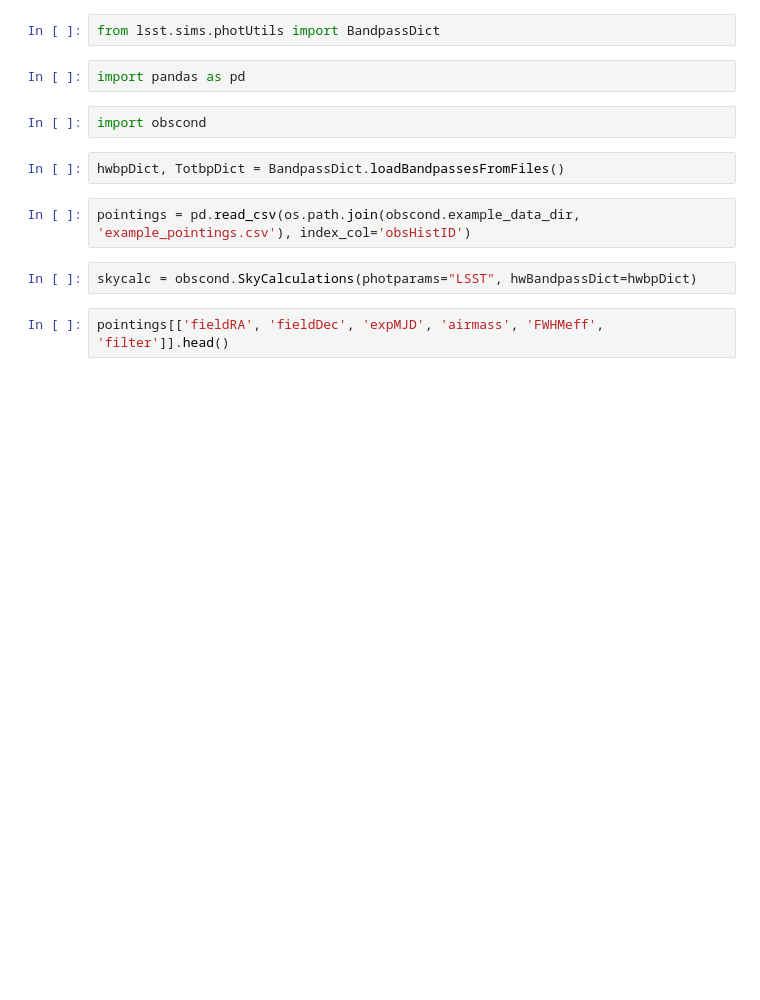
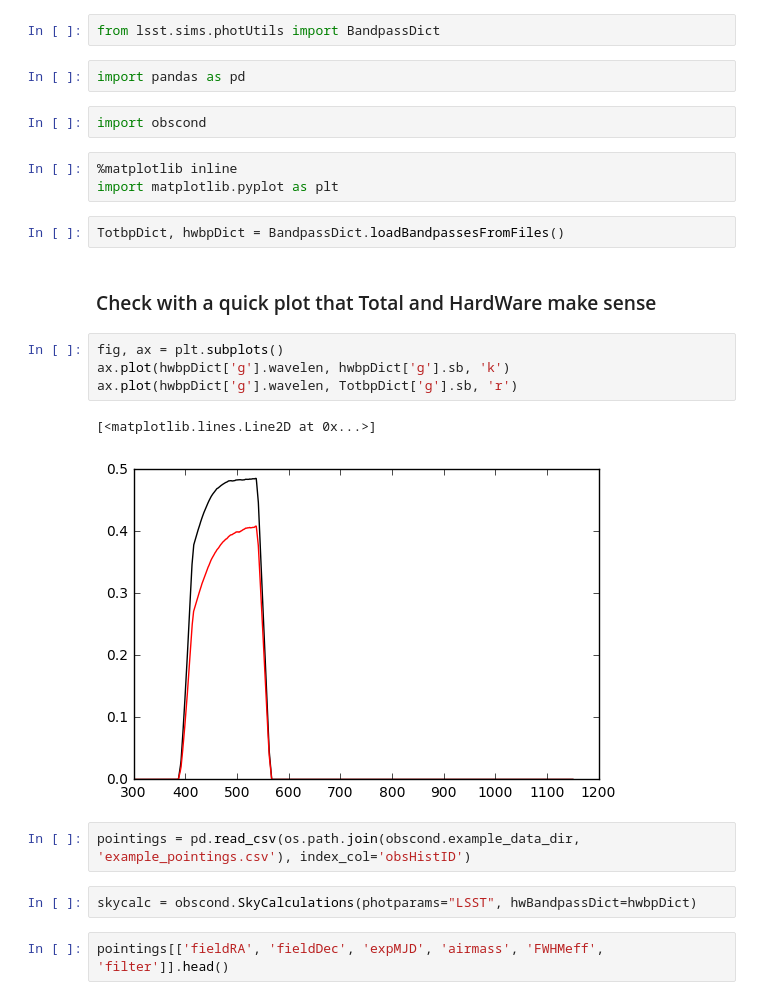
Before and after one commit to rbiswas4/ObsCond, a Jupyter notebook: examples/Demo_SkyBrightness.ipynb, the cells around one changed output. Saved outputs shown, nothing was run; the diff lists cells and outputs as text; blank space fills up the shorter version.

```diff
--- a/examples/Demo_SkyBrightness.ipynb
+++ b/examples/Demo_SkyBrightness.ipynb
@@ -6,8 +6,20 @@ from lsst.sims.photUtils import BandpassDict
 import pandas as pd
 # %%
 import obscond
+# %%
+%matplotlib inline
+import matplotlib.pyplot as plt
 # %%
-hwbpDict, TotbpDict = BandpassDict.loadBandpassesFromFiles()
+TotbpDict, hwbpDict = BandpassDict.loadBandpassesFromFiles()
+# %% [markdown]
+###  Check with a quick plot that Total and HardWare make sense
+# %%
+fig, ax = plt.subplots()
+ax.plot(hwbpDict['g'].wavelen, hwbpDict['g'].sb, 'k')
+ax.plot(hwbpDict['g'].wavelen, TotbpDict['g'].sb, 'r')
+# %% [output]
+[<matplotlib.lines.Line2D at 0x...>]
+[figure, added]
 # %%
 pointings = pd.read_csv(os.path.join(obscond.example_data_dir, 'example_pointings.csv'), index_col='obsHistID')
 # %%
```
Also changed, not shown: parts of 14 cells of this notebook, 2 other files.
